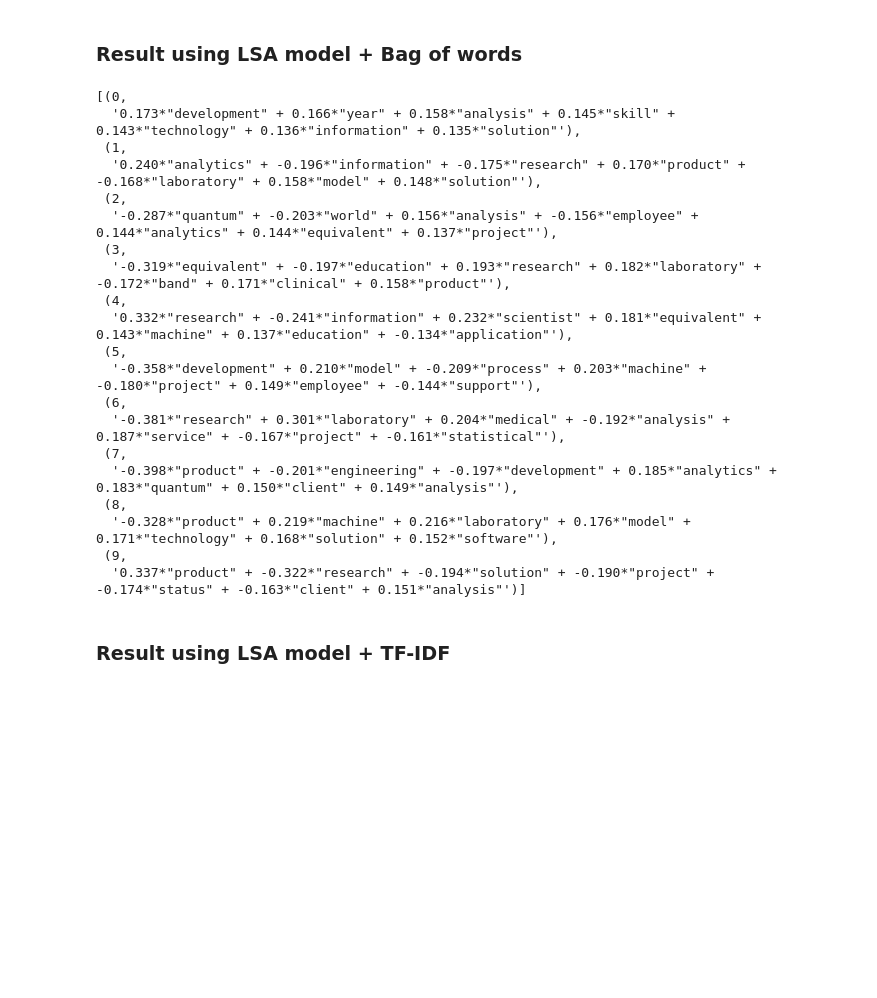
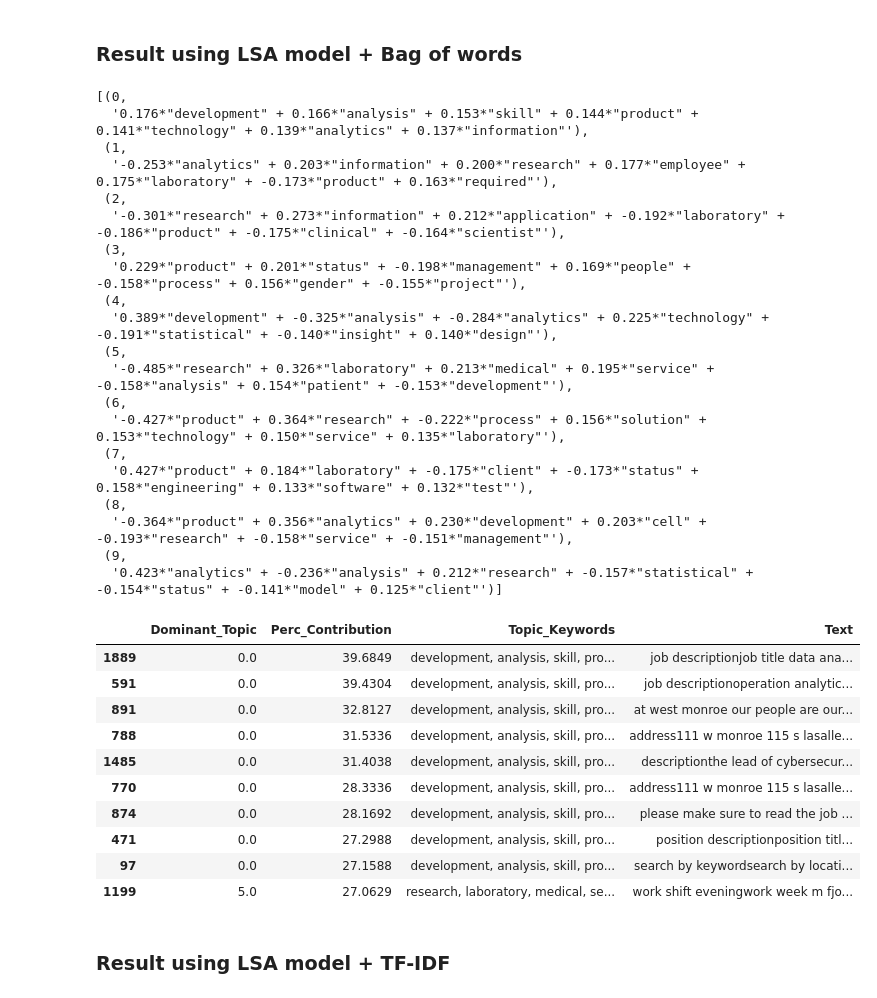
Before and after one commit to LiyanaRoslie/ds-keywords, a Jupyter notebook: ML - Topic_Modelling-Jobs_Listings.ipynb, the cells around one changed output. Cells and saved outputs as stored; diff of their text form; code cells hidden in the pictures; blank space fills up the shorter version.

Commit message:
update with proper dominant topic for topic modelling job listings

```diff
--- a/ML - Topic_Modelling-Jobs_Listings.ipynb
+++ b/ML - Topic_Modelling-Jobs_Listings.ipynb
@@ -54,3 +57,6 @@ memory usage: 519.3+ KB
 # %%
-new_common_stopwords = ['job', 'skill', 'experience', 'team', 'data', 'science', 'use', 'like', 'business', 'work', 'ability', 'let', 'example'
-                'need', 'new', 'user', 'opportunity', 'candidate', 'provide', 'company', 'think', 'thing', 'function', 'learning']
+# append special stopwords in articles to default and common stopwords
+new_stopwords = STOPWORDS.union(set(['job', 'skill', 'experience', 'team', 'data', 'use', 'like', 'business', 'work', 'ability', 'let', 'example'
+                'need', 'new', 'user', 'opportunity', 'candidate', 'provide', 'company', 'one', 'used', 'need',
+                'see', 'make', 'follow', 'going', 'will', 'want', 'well', 'find', 'give', 'change', 'look', 'first', 'using',
+                'know', 'model', 'science', 'think', 'year', 'years', 'looking', 'machine', 'learning', 'job', 'description']))
@@ -79,7 +72,7 @@ def lemmatize(text):
 def preprocess(text):
     result = []
     for token in gensim.utils.simple_preprocess(text):
-        if token not in jobs_listings_stopwords and len(token) > 3:
+        if token not in new_stopwords:
             result.append(lemmatize(token))
     return result
 # %%
@@ -97,3 +92,19 @@ jobs_listings_tfidf_corpus = jobs_listings_tfidf[jobs_listings_bow_corpus]
+# %%
+def get_dominant_topics(model, corpus):
+    dominant_topics_df = pd.DataFrame()
+    for i, row in enumerate(model[corpus]):
+        row = sorted(row, key=lambda x: (x[1]), reverse=True)
+        for j, (topic_num, prop_topic) in enumerate(row):
+            if j == 0: # => dominant topic
+                wp = model.show_topic(topic_num)
+                topic_keywords = ", ".join([word for word, prop in wp])
+                dominant_topics_df = dominant_topics_df.append(pd.Series([int(topic_num), round(prop_topic,4), topic_keywords]), ignore_index=True)
+            else:
+                break
+    dominant_topics_df.columns = ['Dominant_Topic', 'Perc_Contribution', 'Topic_Keywords']
+    dominant_topics_df["Text"] = cleaned_jobs_listings_df['cleaned_job_description']
+    dominant_topics_df = dominant_topics_df.sort_values(by=['Perc_Contribution'], ascending=False)
+    return dominant_topics_df.head(10)
 # %% [markdown]
 ## LSA Model
 # %% [markdown]
@@ -104,25 +115,39 @@ jobs_listings_bow_lsamodel = LsiModel(jobs_listings_bow_corpus, num_topics=10, i
 jobs_listings_bow_lsamodel.print_topics(num_words=7)
 # %% [output]
 [(0,
-  '0.173*"development" + 0.166*"year" + 0.158*"analysis" + 0.145*"skill" + 0.143*"technology" + 0.136*"information" + 0.135*"solution"'),
+  '0.176*"development" + 0.166*"analysis" + 0.153*"skill" + 0.144*"product" + 0.141*"technology" + 0.139*"analytics" + 0.137*"information"'),
  (1,
-  '0.240*"analytics" + -0.196*"information" + -0.175*"research" + 0.170*"product" + -0.168*"laboratory" + 0.158*"model" + 0.148*"solution"'),
+  '-0.253*"analytics" + 0.203*"information" + 0.200*"research" + 0.177*"employee" + 0.175*"laboratory" + -0.173*"product" + 0.163*"required"'),
  (2,
-  '-0.287*"quantum" + -0.203*"world" + 0.156*"analysis" + -0.156*"employee" + 0.144*"analytics" + 0.144*"equivalent" + 0.137*"project"'),
+  '-0.301*"research" + 0.273*"information" + 0.212*"application" + -0.192*"laboratory" + -0.186*"product" + -0.175*"clinical" + -0.164*"scientist"'),
  (3,
-  '-0.319*"equivalent" + -0.197*"education" + 0.193*"research" + 0.182*"laboratory" + -0.172*"band" + 0.171*"clinical" + 0.158*"product"'),
+  '0.229*"product" + 0.201*"status" + -0.198*"management" + 0.169*"people" + -0.158*"process" + 0.156*"gender" + -0.155*"project"'),
  (4,
-  '0.332*"research" + -0.241*"information" + 0.232*"scientist" + 0.181*"equivalent" + 0.143*"machine" + 0.137*"education" + -0.134*"application"'),
+  '0.389*"development" + -0.325*"analysis" + -0.284*"analytics" + 0.225*"technology" + -0.191*"statistical" + -0.140*"insight" + 0.140*"design"'),
  (5,
-  '-0.358*"development" + 0.210*"model" + -0.209*"process" + 0.203*"machine" + -0.180*"project" + 0.149*"employee" + -0.144*"support"'),
+  '-0.485*"research" + 0.326*"laboratory" + 0.213*"medical" + 0.195*"service" + -0.158*"analysis" + 0.154*"patient" + -0.153*"development"'),
  (6,
-  '-0.381*"research" + 0.301*"laboratory" + 0.204*"medical" + -0.192*"analysis" + 0.187*"service" + -0.167*"project" + -0.161*"statistical"'),
+  '-0.427*"product" + 0.364*"research" + -0.222*"process" + 0.156*"solution" + 0.153*"technology" + 0.150*"service" + 0.135*"laboratory"'),
  (7,
-  '-0.398*"product" + -0.201*"engineering" + -0.197*"development" + 0.185*"analytics" + 0.183*"quantum" + 0.150*"client" + 0.149*"analysis"'),
+  '0.427*"product" + 0.184*"laboratory" + -0.175*"client" + -0.173*"status" + 0.158*"engineering" + 0.133*"software" + 0.132*"test"'),
  (8,
-  '-0.328*"product" + 0.219*"machine" + 0.216*"laboratory" + 0.176*"model" + 0.171*"technology" + 0.168*"solution" + 0.152*"software"'),
+  '-0.364*"product" + 0.356*"analytics" + 0.230*"development" + 0.203*"cell" + -0.193*"research" + -0.158*"service" + -0.151*"management"'),
  (9,
-  '0.337*"product" + -0.322*"research" + -0.194*"solution" + -0.190*"project" + -0.174*"status" + -0.163*"client" + 0.151*"analysis"')]
+  '0.423*"analytics" + -0.236*"analysis" + 0.212*"research" + -0.157*"statistical" + -0.154*"status" + -0.141*"model" + 0.125*"client"')]
+# %%
+get_dominant_topics(jobs_listings_bow_lsamodel, jobs_listings_bow_corpus)
+# %% [output]
+|  | Dominant_Topic | Perc_Contribution | Topic_Keywords | Text |
+| 1889 | 0.0 | 39.6849 | development, analysis, skill, pro... | job descriptionjob title data ana... |
+| 591 | 0.0 | 39.4304 | development, analysis, skill, pro... | job descriptionoperation analytic... |
+| 891 | 0.0 | 32.8127 | development, analysis, skill, pro... | at west monroe our people are our... |
+| 788 | 0.0 | 31.5336 | development, analysis, skill, pro... | address111 w monroe 115 s lasalle... |
+| 1485 | 0.0 | 31.4038 | development, analysis, skill, pro... | descriptionthe lead of cybersecur... |
+| 770 | 0.0 | 28.3336 | development, analysis, skill, pro... | address111 w monroe 115 s lasalle... |
+| 874 | 0.0 | 28.1692 | development, analysis, skill, pro... | please make sure to read the job ... |
+| 471 | 0.0 | 27.2988 | development, analysis, skill, pro... | position descriptionposition titl... |
+| 97 | 0.0 | 27.1588 | development, analysis, skill, pro... | search by keywordsearch by locati... |
+| 1199 | 5.0 | 27.0629 | research, laboratory, medical, se... | work shift eveningwork week m fjo... |
 # %% [markdown]
 ### Result using LSA model + TF-IDF
 # %%
```
Also changed, not shown: parts of 17 cells of this notebook, 1 other file.
